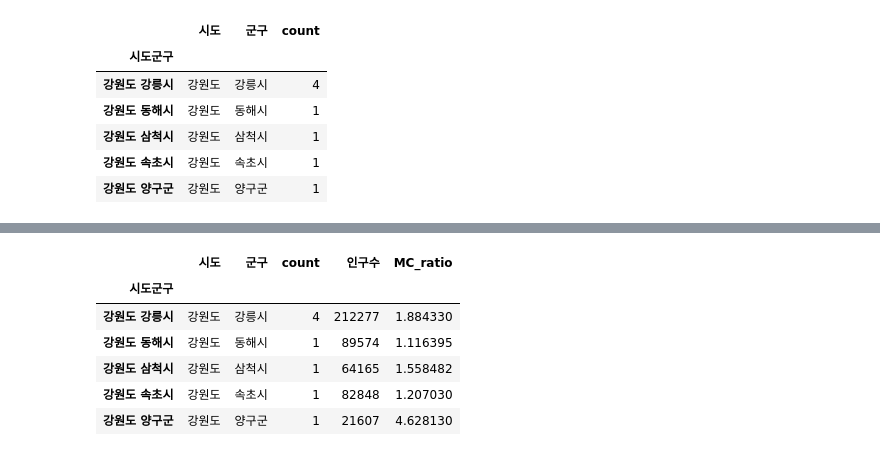
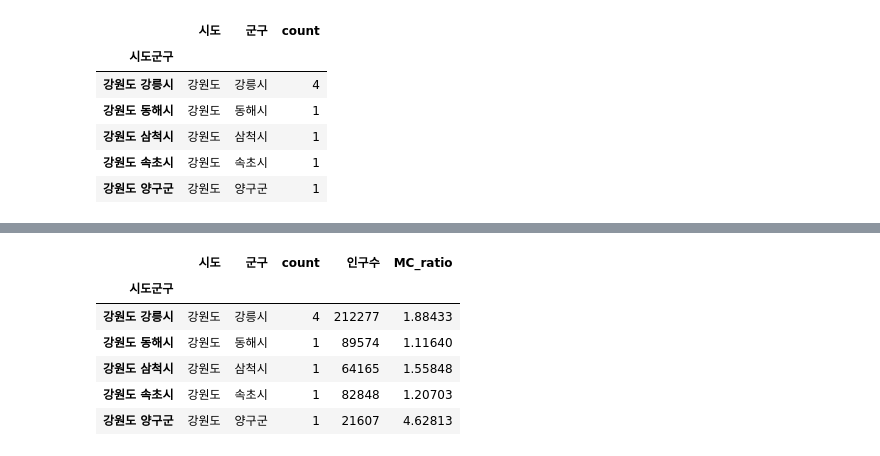
Before and after one commit to janggoons/bigdataanalysis, a Jupyter notebook: 02/02.ipynb, the cells around one changed output, grey strips where cells are left out. Saved outputs shown, nothing was run; the diff lists cells and outputs as text; code cells hidden in the pictures.

```diff
--- a/02/02.ipynb
+++ b/02/02.ipynb
@@ -114,9 +157,6 @@ plt.show()
 # %%
-import pandas as pd
-import numpy as np
-
 # pandas error, warning 무시 옵션 설정
-pd.set_option('mode.chained_assignment', None)
+# pd.set_option('mode.chained_assignment', None)
 
 # .csv 파일 가져오기
 data = pd.read_csv('./20161231.csv', index_col=0, encoding='cp949', engine='python')
@@ -312,5 +345,0 @@ addr_group.head()
-# %%
-# 인구수 데이터 불러오기
-# 인구수에 , 가 표시된 부분을 삭제하여, 숫자로 입력함 thousands
-popul = pd.read_csv('./20220725180047_2.csv', encoding='cp949', engine='python', thousands=',')
-popul.head()
@@ -324,10 +346,5 @@ popul.head()
 # %%
 # 시도군구 컬럼 만들기
-# 군구 컬럼에 있는 데이터의 빈 칸 제거하기 .strip()
-for e in range(0, len(popul)):
-    popul['군구'][e] = popul['군구'][e].strip()
-
-# 시도군구 컬럼을 만들기
 popul['시도군구'] = popul.apply(lambda r: r['시도'] + ' ' + r['군구'], axis=1)
 
 popul.head()
@@ -368,6 +385,6 @@ addr_popul_merge.head()
 | 강원도 양구군 | 강원도 | 양구군 | 1 | 강원도 | 양구군 | 21607 | 11327 | 10280 |
 # %%
 # 필요한 컬럼만 추출
-local_MC_Popul = addr_popul_merge[['시도_x', '군구_x', 'count', '총인구수 (명)']]
+local_MC_Popul = addr_popul_merge[['시도_x', '군구_x', 'count', '총인구수']]
 local_MC_Popul.head()
 # %% [output]
@@ -380,22 +397,22 @@ local_MC_Popul.head()
 | 강원도 양구군 | 강원도 | 양구군 | 1 | 21607 |
 # %%
 # 컬럼 이름 변경
-local_MC_Popul = local_MC_Popul.rename(columns = {'시도_x':'시도', '군구_x':'군구', '총인구수 (명)':'인구수'})
+local_MC_Popul = local_MC_Popul.rename(columns = {'시도_x':'시도', '군구_x':'군구', '총인구수':'인구수'})
 
 # 인구수 대비 공공보건의료기관 비율 계산
 MC_count = local_MC_Popul['count']
 MC_count.head()
 # axis = 0 은 행을 기준으로 레이블을 나눔
 local_MC_Popul['MC_ratio'] = MC_count.div(local_MC_Popul['인구수'], axis = 0) * 100000
 
 local_MC_Popul.head()
 # %% [output]
 |  | 시도 | 군구 | count | 인구수 | MC_ratio |
 | 시도군구 |  |  |  |  |  |
-| 강원도 강릉시 | 강원도 | 강릉시 | 4 | 212277 | 1.884330 |
-| 강원도 동해시 | 강원도 | 동해시 | 1 | 89574 | 1.116395 |
-| 강원도 삼척시 | 강원도 | 삼척시 | 1 | 64165 | 1.558482 |
-| 강원도 속초시 | 강원도 | 속초시 | 1 | 82848 | 1.207030 |
-| 강원도 양구군 | 강원도 | 양구군 | 1 | 21607 | 4.628130 |
+| 강원도 강릉시 | 강원도 | 강릉시 | 4 | 212277 | 1.88433 |
+| 강원도 동해시 | 강원도 | 동해시 | 1 | 89574 | 1.11640 |
+| 강원도 삼척시 | 강원도 | 삼척시 | 1 | 64165 | 1.55848 |
+| 강원도 속초시 | 강원도 | 속초시 | 1 | 82848 | 1.20703 |
+| 강원도 양구군 | 강원도 | 양구군 | 1 | 21607 | 4.62813 |
 # %%
 # 바 차트 그리기
```
Also changed, not shown: parts of 34 cells of this notebook, 5 other files.
